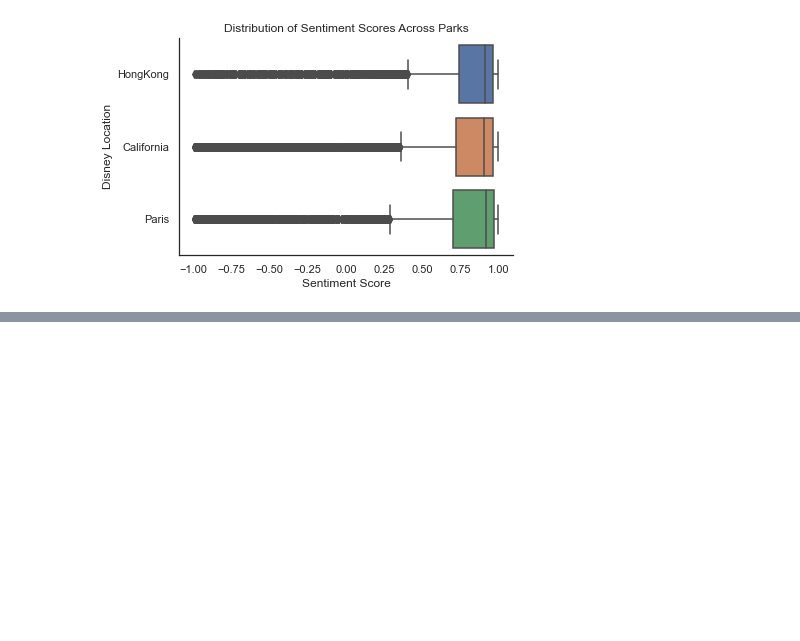
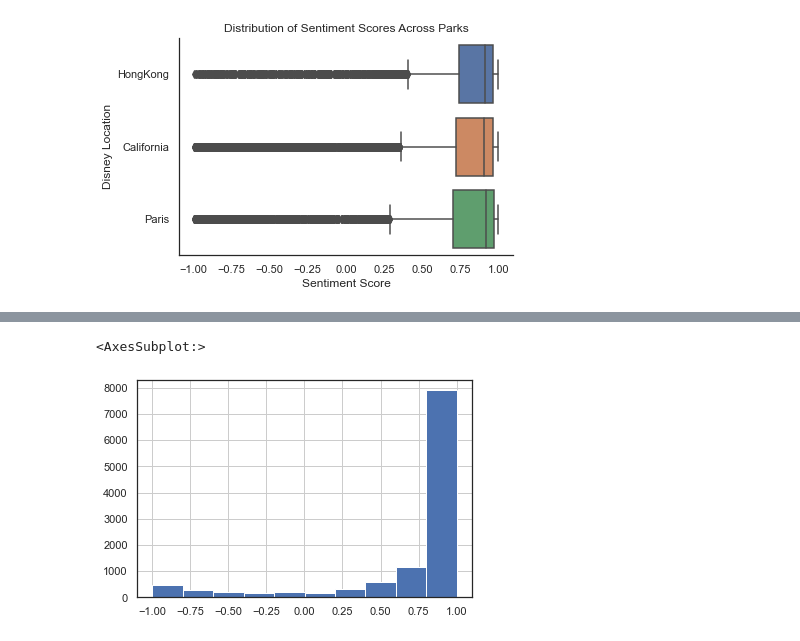
Before and after one commit to sandra-t-3282/Sentiment_Analysis_Disney_Parks_Reviews, a Jupyter notebook: NLP_vader_sentiment_analysis.ipynb, the cells around one changed output, grey strips where cells are left out. Saved outputs shown, nothing was run; the diff lists cells and outputs as text; code cells hidden in the pictures; blank space fills up the shorter version.

```diff
--- a/NLP_vader_sentiment_analysis.ipynb
+++ b/NLP_vader_sentiment_analysis.ipynb
@@ -326,0 +314,6 @@ Text(0.5, 0, 'Sentiment Score')
+# %%
+# Distribution of Sentiment for everything Disney - Paris
+df_vader[df_vader.Branch=='Paris']['Sentiment_Score'].hist()
+# %% [output]
+<AxesSubplot:>
+[figure, added]
```
Also changed, not shown: parts of 20 cells of this notebook.
